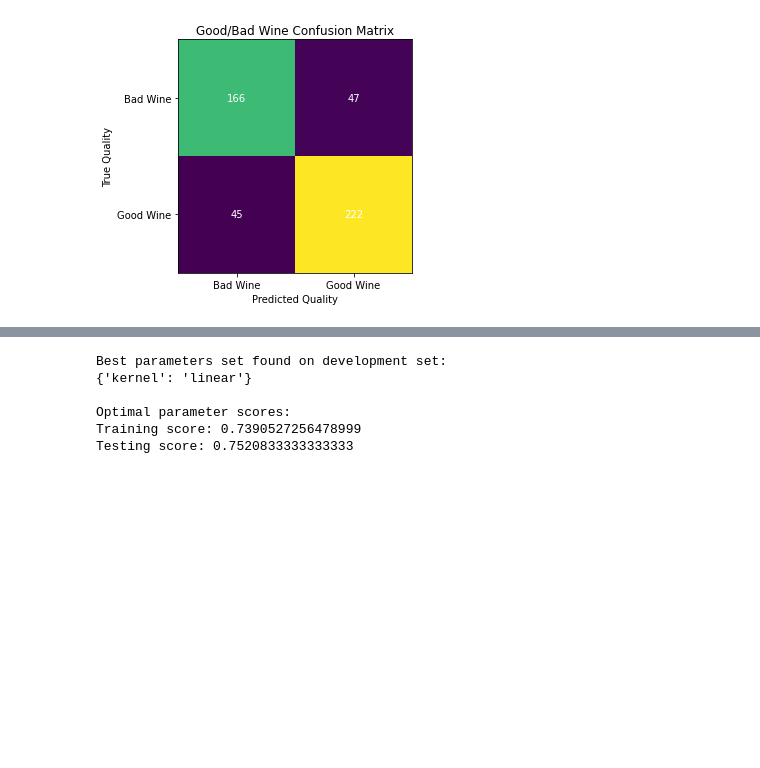
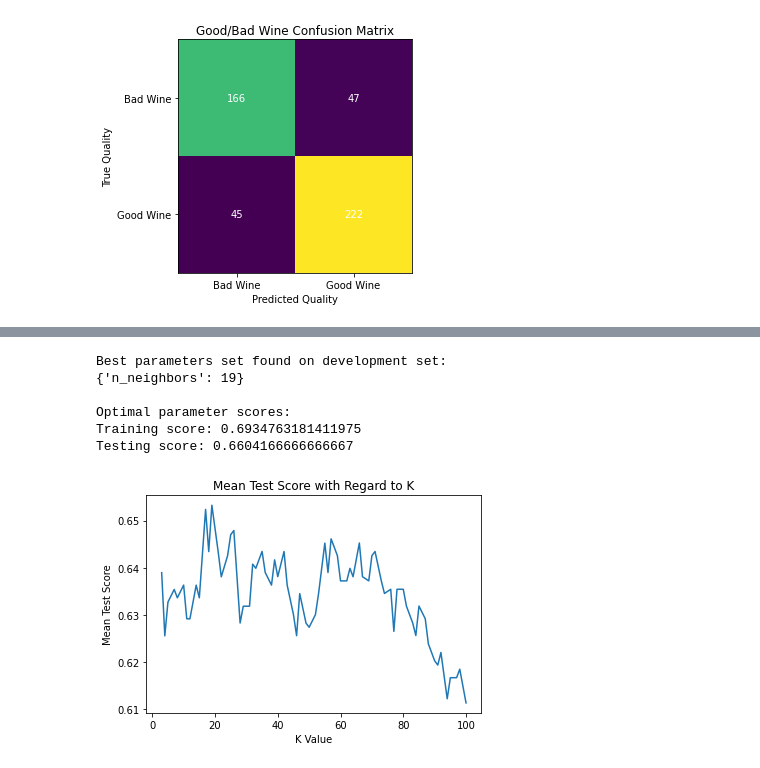
Before and after one commit to DMitchellBlack/ESE417_Final_Project, a Jupyter notebook: Final Project.ipynb, the cells around one changed output, grey strips where cells are left out. Saved outputs shown, nothing was run; the diff lists cells and outputs as text; code cells hidden in the pictures; blank space fills up the shorter version.

```diff
--- a/Final Project.ipynb
+++ b/Final Project.ipynb
@@ -125,9 +113,0 @@ create_confusion_matrix(c_matrix)
-# %%
-param = {"kernel": ["linear", "poly", "rbf", "sigmoid"]}
-svm_grid = GridSearchCV(
-    svm.SVC(
-        random_state=RS
-    ),
-    param_grid=param
-)
-svm_grid.fit(X_train, y_train)
@@ -136,0 +114,9 @@ GridSearchCV(estimator=SVC(random_state=420),
+# %%
+k_possibilities = [3, 5, 10, 15, 20, 30, 40, 50, 80, 100]
+k_possibilities = np.linspace(3, 100, 70, dtype="int_")
+param = {"n_neighbors": k_possibilities}
+knn_grid = GridSearchCV(
+    KNeighborsClassifier(),
+    param_grid=param
+)
+knn_grid.fit(X_train, y_train)
@@ -137,16 +131,16 @@ GridSearchCV(estimator=SVC(random_state=420),
 # %%
 print("Best parameters set found on development set:")
-print(svm_grid.best_params_)
+print(knn_grid.best_params_)
 print()
 
 # Training and Testing Accuracy
 print("Optimal parameter scores:")
-print(f"Training score: {svm_grid.score(X_train, y_train)}")
-print(f"Testing score: {svm_grid.score(X_test, y_test)}")
+print(f"Training score: {knn_grid.score(X_train, y_train)}")
+print(f"Testing score: {knn_grid.score(X_test, y_test)}")
 # %% [output]
 Best parameters set found on development set:
-{'kernel': 'linear'}
+{'n_neighbors': 19}
 
 Optimal parameter scores:
-Training score: 0.7390527256478999
-Testing score: 0.7520833333333333
+Training score: 0.6934763181411975
+Testing score: 0.6604166666666667
@@ -154,0 +147,8 @@ Testing score: 0.7520833333333333
+# %%
+plt.plot(k_possibilities, knn_grid.cv_results_["mean_test_score"])
+plt.xlabel("K Value")
+plt.ylabel("Mean Test Score")
+plt.title("Mean Test Score with Regard to K")
+plt.show()
+# %% [output]
+[figure, added]
```
Also changed, not shown: parts of 9 cells of this notebook.
